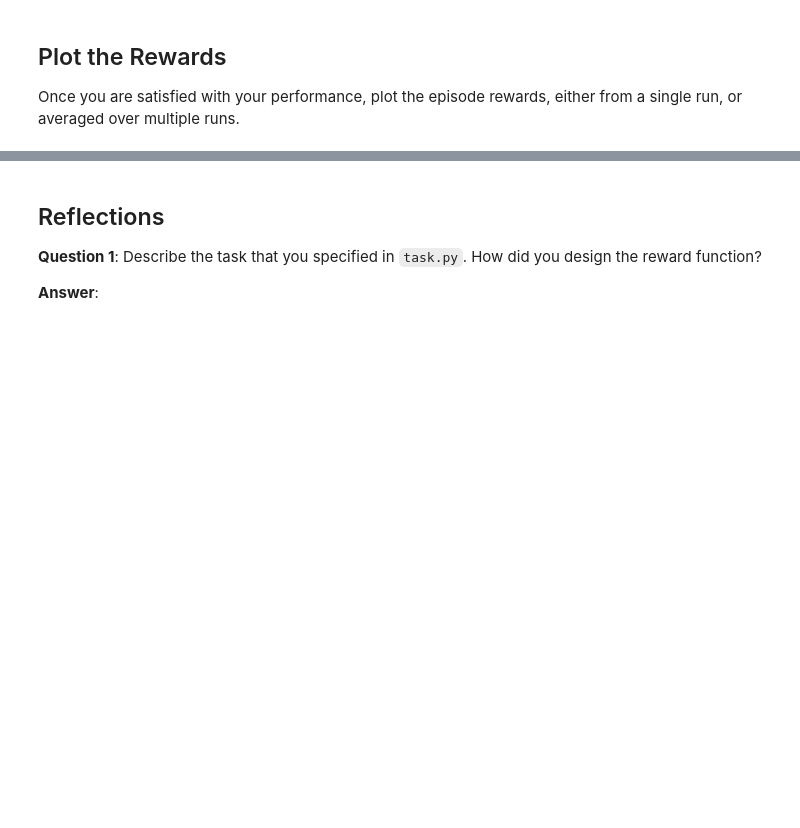
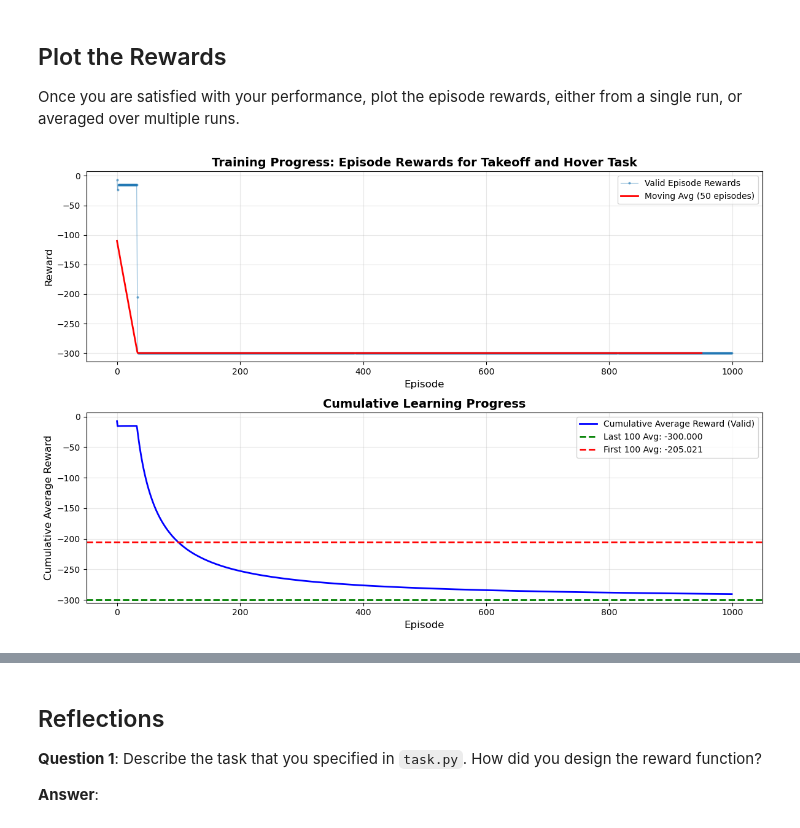
Before and after one commit to Hj-c0ding/RL-Quadcopter, a Jupyter notebook: RL-Quadcopter-2-master/Quadcopter_Project.ipynb, the cells around one changed output, grey strips where cells are left out. Drawn from its saved outputs; the diff is of its cells as text; code cells hidden in the pictures; blank space fills up the shorter version.

Commit message:
Fixed errors, the agent learns poorly

```diff
--- a/RL-Quadcopter-2-master/Quadcopter_Project.ipynb
+++ b/RL-Quadcopter-2-master/Quadcopter_Project.ipynb
@@ -392,50 +464,79 @@ Last 100 episodes average reward:     nan
 
 Once you are satisfied with your performance, plot the episode rewards, either from a single run, or averaged over multiple runs.
 # %%
+# Filter out NaN values for plotting
+valid_rewards = np.array([r for r in episode_rewards if np.isfinite(r)])
+valid_indices = np.where(np.isfinite(episode_rewards))[0]
+
 # Plot episode rewards with learning curve analysis
 fig, axes = plt.subplots(2, 1, figsize=(12, 8))
 
-# Plot 1: Raw episode rewards
+# Plot 1: Raw episode rewards (with NaN markers)
 ax1 = axes[0]
-ax1.plot(episode_rewards, alpha=0.5, linewidth=0.8, label='Episode Reward')
+# Plot valid reward points
+ax1.plot(valid_indices, valid_rewards, alpha=0.5, linewidth=0.8, label='Valid Episode Rewards', marker='o', markersize=2)
 
-# Add moving average (smoothed learning curve)
-window_size = 50
-moving_avg = np.convolve(episode_rewards, np.ones(window_size)/window_size, mode='valid')
-ax1.plot(range(window_size-1, len(episode_rewards)), moving_avg, 'r-', linewidth=2, label=f'Moving Avg ({window_size} episodes)')
+# Highlight any NaN episodes
+nan_indices = np.where(~np.isfinite(episode_rewards))[0]
+if len(nan_indices) > 0:
+    ax1.scatter(nan_indices, [ax1.get_ylim()[0]] * len(nan_indices), color='red', marker='x', s=50, label=f'NaN Episodes ({len(nan_indices)})')
+
+# Add moving average (smoothed learning curve) - only on valid rewards
+if len(valid_rewards) > 50:
+    window_size = 50
+    moving_avg = np.convolve(valid_rewards, np.ones(window_size)/window_size, mode='valid')
+    ax1.plot(range(len(valid_indices[:len(valid_rewards)-window_size+1])), moving_avg, 'r-', linewidth=2, label=f'Moving Avg ({window_size} episodes)')
 
 ax1.set_xlabel('Episode', fontsize=12)
 ax1.set_ylabel('Reward', fontsize=12)
 ax1.set_title('Training Progress: Episode Rewards for Takeoff and Hover Task', fontsize=14, fontweight='bold')
-ax1.legend(fontsize=10)
+ax1.legend(fontsize=10, loc='best')
 ax1.grid(True, alpha=0.3)
 
-# Plot 2: Cumulative average reward
+# Plot 2: Cumulative average reward (only valid)
 ax2 = axes[1]
-cumulative_avg = np.cumsum(episode_rewards) / (np.arange(len(episode_rewards)) + 1)
-ax2.plot(cumulative_avg, linewidth=2, label='Cumulative Average Reward')
-ax2.axhline(y=np.mean(episode_rewards[-100:]), color='g', linestyle='--', linewidth=2, label=f'Last 100 Avg: {np.mean(episode_rewards[-100:]):.3f}')
-ax2.axhline(y=np.mean(episode_rewards[:100]), color='r', linestyle='--', linewidth=2, label=f'First 100 Avg: {np.mean(episode_rewards[:100]):.3f}')
+cumulative_avg = np.cumsum(valid_rewards) / (np.arange(len(valid_rewards)) + 1)
+ax2.plot(cumulative_avg, linewidth=2, label='Cumulative Average Reward (Valid)', color='blue')
+
+if len(valid_rewards) >= 100:
+    ax2.axhline(y=np.mean(valid_rewards[-100:]), color='g', linestyle='--', linewidth=2, label=f'Last 100 Avg: {np.mean(valid_rewards[-100:]):.3f}')
+    ax2.axhline(y=np.mean(valid_rewards[:100]), color='r', linestyle='--', linewidth=2, label=f'First 100 Avg: {np.mean(valid_rewards[:100]):.3f}')
 
 ax2.set_xlabel('Episode', fontsize=12)
 ax2.set_ylabel('Cumulative Average Reward', fontsize=12)
 ax2.set_title('Cumulative Learning Progress', fontsize=14, fontweight='bold')
-ax2.legend(fontsize=10)
+ax2.legend(fontsize=10, loc='best')
 ax2.grid(True, alpha=0.3)
 
 plt.tight_layout()
 plt.show()
 
 # Performance statistics
 print("\n" + "="*60)
 print("TRAINING SUMMARY")
 print("="*60)
 print(f"Total Episodes: {len(episode_rewards)}")
-print(f"Best Episode Reward: {max(episode_rewards):.3f}")
-print(f"Final Episode Reward: {episode_rewards[-1]:.3f}")
-print(f"First 100 Episodes Average: {np.mean(episode_rewards[:100]):.3f}")
-print(f"Last 100 Episodes Average: {np.mean(episode_rewards[-100:]):.3f}")
-print(f"Overall Average: {np.mean(episode_rewards):.3f}")
-print(f"Improvement (Last 100 vs First 100): {np.mean(episode_rewards[-100:]) - np.mean(episode_rewards[:100]):+.3f}")
+print(f"Valid Episodes: {len(valid_rewards)} ({100*len(valid_rewards)/len(episode_rewards):.1f}%)")
+print(f"NaN Episodes: {len(episode_rewards)-len(valid_rewards)}")
+
+if len(valid_rewards) > 0:
+    print(f"Best Episode Reward: {np.max(valid_rewards):.3f}")
+    final_reward = episode_rewards[len(episode_rewards)-1]
+    if np.isfinite(final_reward):
+        print(f"Final Episode Reward: {final_reward:.3f}")
+    else:
+        print(f"Final Episode Reward: NaN")
+    print(f"Overall Average: {np.mean(valid_rewards):.3f}")
+
+    if len(valid_rewards) >= 100:
+        first_100_avg = np.mean(valid_rewards[:100])
+        last_100_avg = np.mean(valid_rewards[-100:])
+        print(f"First 100 Episodes Average: {first_100_avg:.3f}")
+        print(f"Last 100 Episodes Average: {last_100_avg:.3f}")
+        print(f"Improvement (Last 100 vs First 100): {last_100_avg - first_100_avg:+.3f}")
+else:
+    print("ERROR: No valid episodes to summarize!")
+
 print("="*60)
 # %% [output]
+[figure, added]
```
Also changed, not shown: parts of 2 cells of this notebook, 4 other files.
